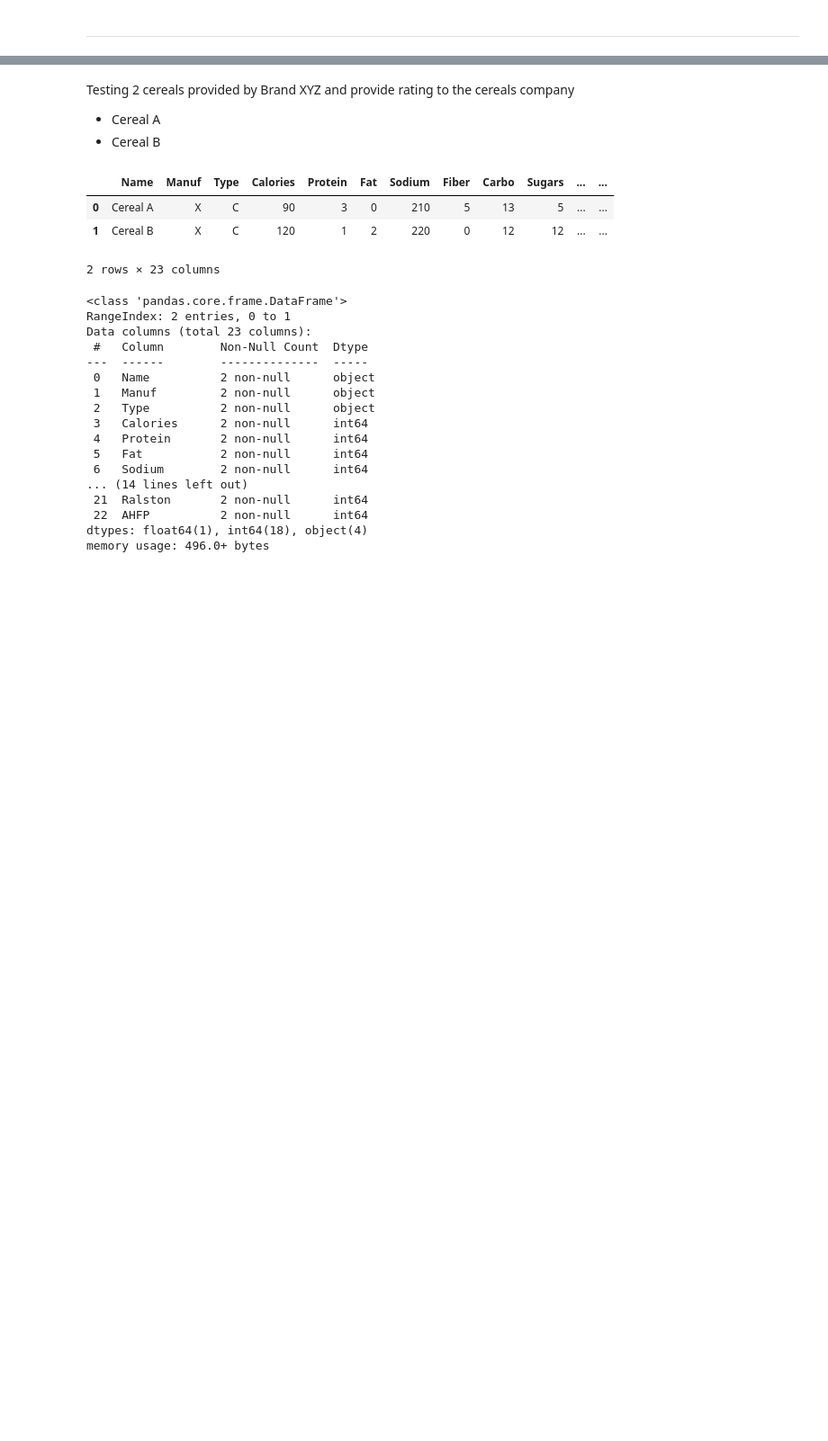
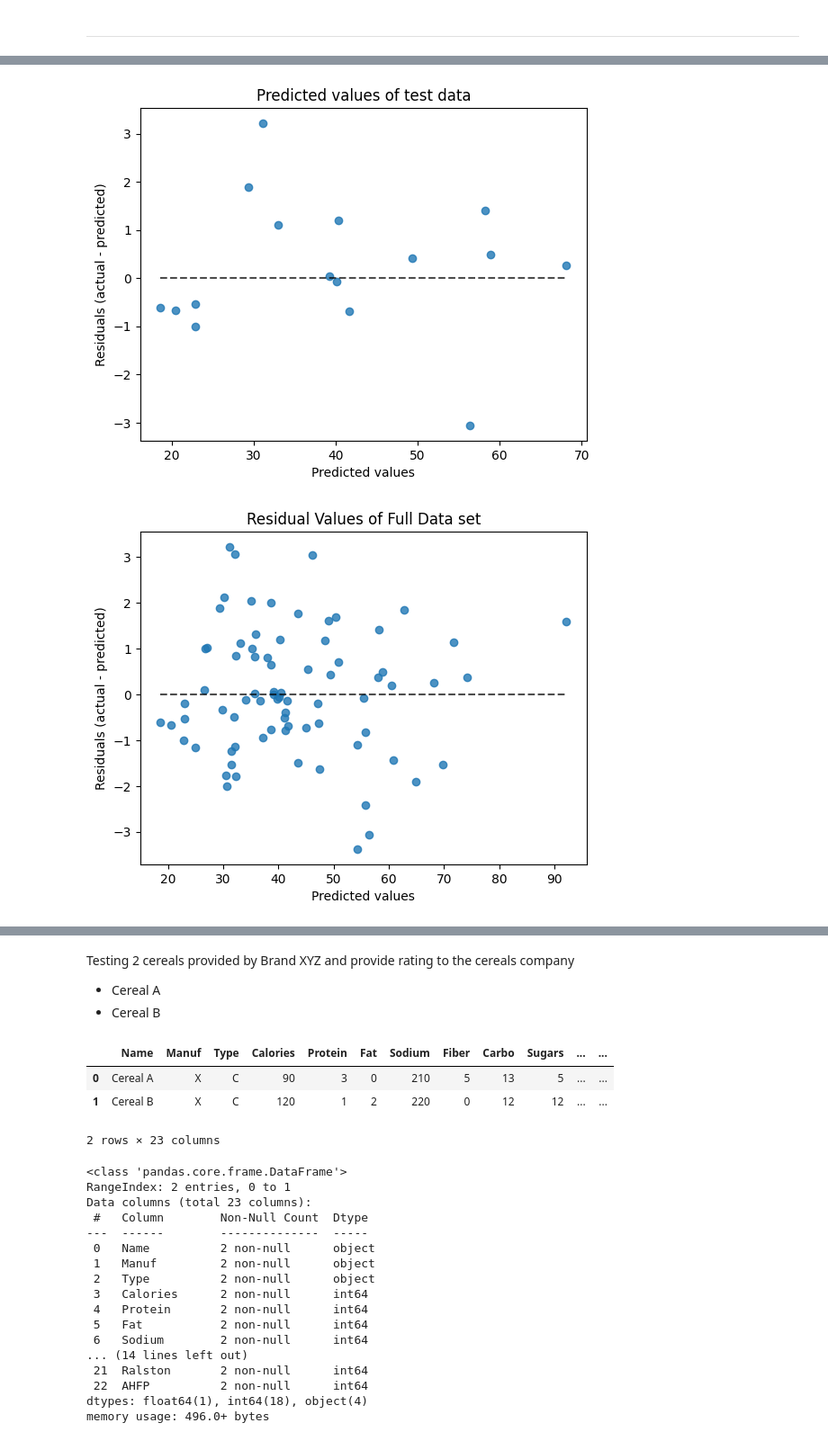
Before and after one commit to jivaniyash/ML_Projects, a Jupyter notebook: cereals_rating_prediction_multiple_linear_regression/main.ipynb, the cells around one changed output, grey strips where cells are left out. Shown: that part at 90% size. Cells and saved outputs as stored; diff of their text form; code cells hidden in the pictures; blank space fills up the shorter version.

```diff
--- a/cereals_rating_prediction_multiple_linear_regression/main.ipynb
+++ b/cereals_rating_prediction_multiple_linear_regression/main.ipynb
@@ -435,0 +476,10 @@ After training & testing models with changing features, it is better to select m
+# %%
+model_4_features = ['Calories',
+                    'Fiber',
+                    'Sugars',
+                    'Protein',
+                    'Sodium',
+                    'Fat',
+                    'Vitamins'
+                    ]
+calculate_vif(df2,model_4_features)
@@ -435,0 +495,5 @@ After training & testing models with changing features, it is better to select m
+# %%
+
+md_4 = Multiple_LinearRegression(model_number=4, df=df2, X_column_name=model_4_features,
+                                y_column_name='Rating',
+                                test_size=0.2, random_state=42)
@@ -435,0 +519,5 @@ After training & testing models with changing features, it is better to select m
+# %%
+md_4.plots()
+# %% [output]
+[figure, added]
+[figure, added]
```
Also changed, not shown: parts of 58 cells of this notebook.
